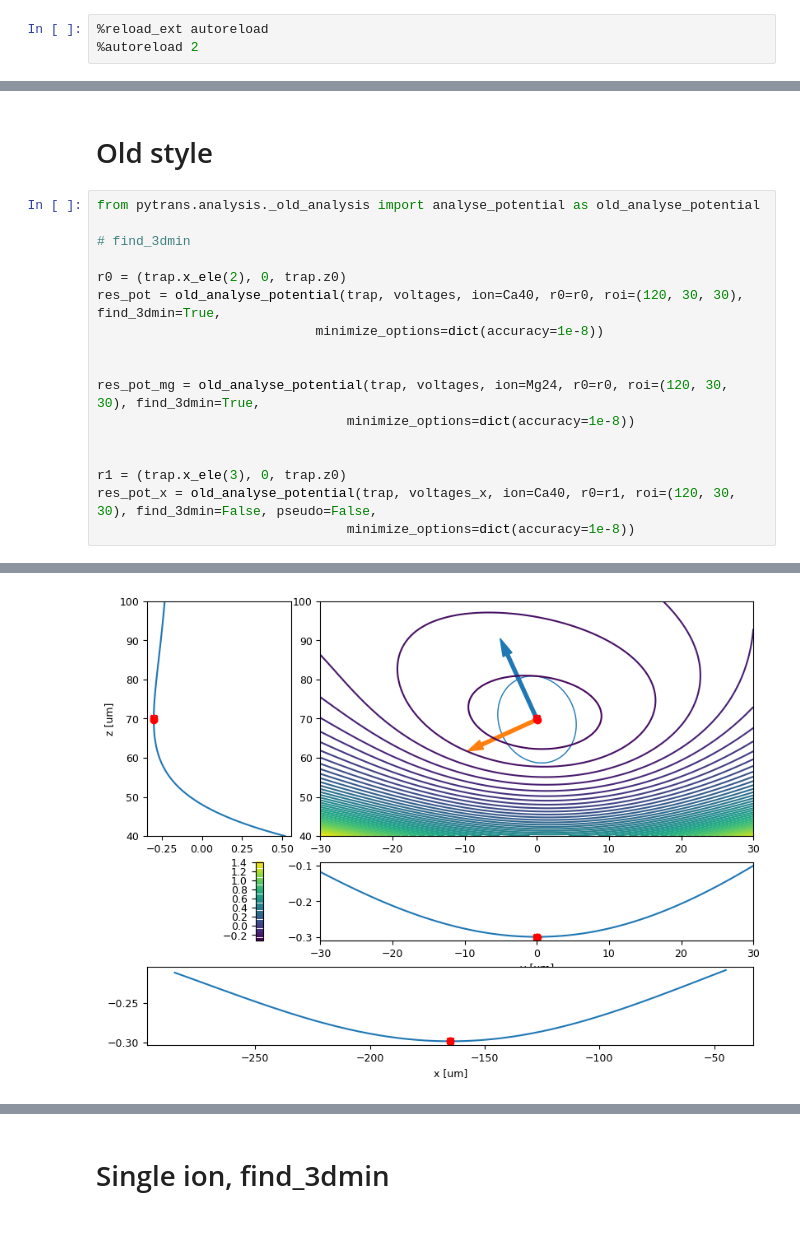
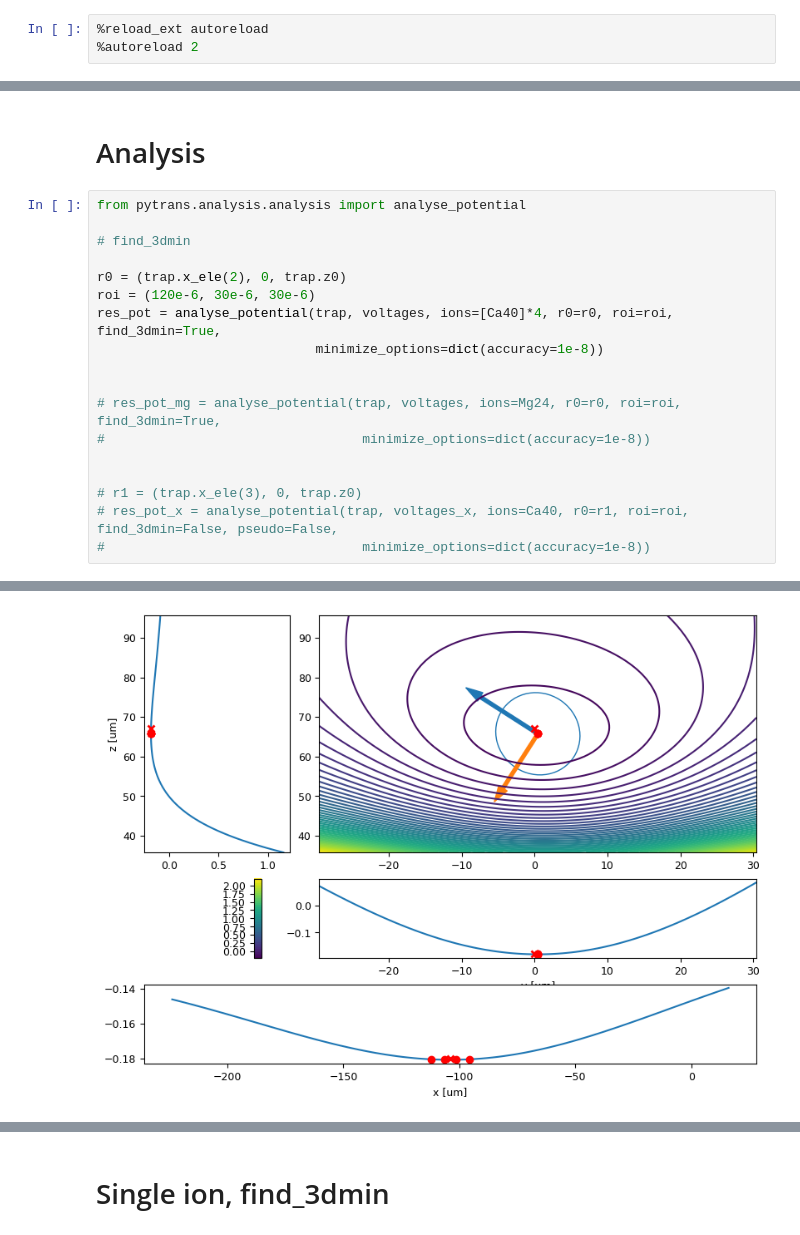
Before and after one commit to tiqi-group/pytrans-examples, a Jupyter notebook: examples/analysis.ipynb, the cells around one changed output, grey strips where cells are left out. Saved outputs shown, nothing was run; the diff lists cells and outputs as text.

Commit message:
Up correct functions in surface_trap
Former-commit-id: 5bebd171e047e05e2d6b564a96f07ed9d98bc0a9

```diff
--- a/examples/analysis.ipynb
+++ b/examples/analysis.ipynb
@@ -27,20 +27,21 @@ _ = plot_voltages_on_trap(trap, voltages_x)
-# %% [markdown]
-# Old style
+# %% [markdown]
+# Analysis
 # %%
-from pytrans.analysis._old_analysis import analyse_potential as old_analyse_potential
+from pytrans.analysis.analysis import analyse_potential
 
 # find_3dmin
 
 r0 = (trap.x_ele(2), 0, trap.z0)
-res_pot = old_analyse_potential(trap, voltages, ion=Ca40, r0=r0, roi=(120, 30, 30), find_3dmin=True,
+roi = (120e-6, 30e-6, 30e-6)
+res_pot = analyse_potential(trap, voltages, ions=[Ca40]*4, r0=r0, roi=roi, find_3dmin=True,
                             minimize_options=dict(accuracy=1e-8))
 
 
-res_pot_mg = old_analyse_potential(trap, voltages, ion=Mg24, r0=r0, roi=(120, 30, 30), find_3dmin=True,
-                                minimize_options=dict(accuracy=1e-8))
+# res_pot_mg = analyse_potential(trap, voltages, ions=Mg24, r0=r0, roi=roi, find_3dmin=True,
+#                                 minimize_options=dict(accuracy=1e-8))
 
 
-r1 = (trap.x_ele(3), 0, trap.z0)
-res_pot_x = old_analyse_potential(trap, voltages_x, ion=Ca40, r0=r1, roi=(120, 30, 30), find_3dmin=False, pseudo=False,
-                                minimize_options=dict(accuracy=1e-8))
+# r1 = (trap.x_ele(3), 0, trap.z0)
+# res_pot_x = analyse_potential(trap, voltages_x, ions=Ca40, r0=r1, roi=roi, find_3dmin=False, pseudo=False,
+#                                 minimize_options=dict(accuracy=1e-8))
 # %% [output]
@@ -64 +65 @@ Tilt angle of mode 2 (0.50): 90.00°
-[figure, old version]
+[figure, new version]
```
Also changed, not shown: parts of 2 cells of this notebook, 3 other files.
